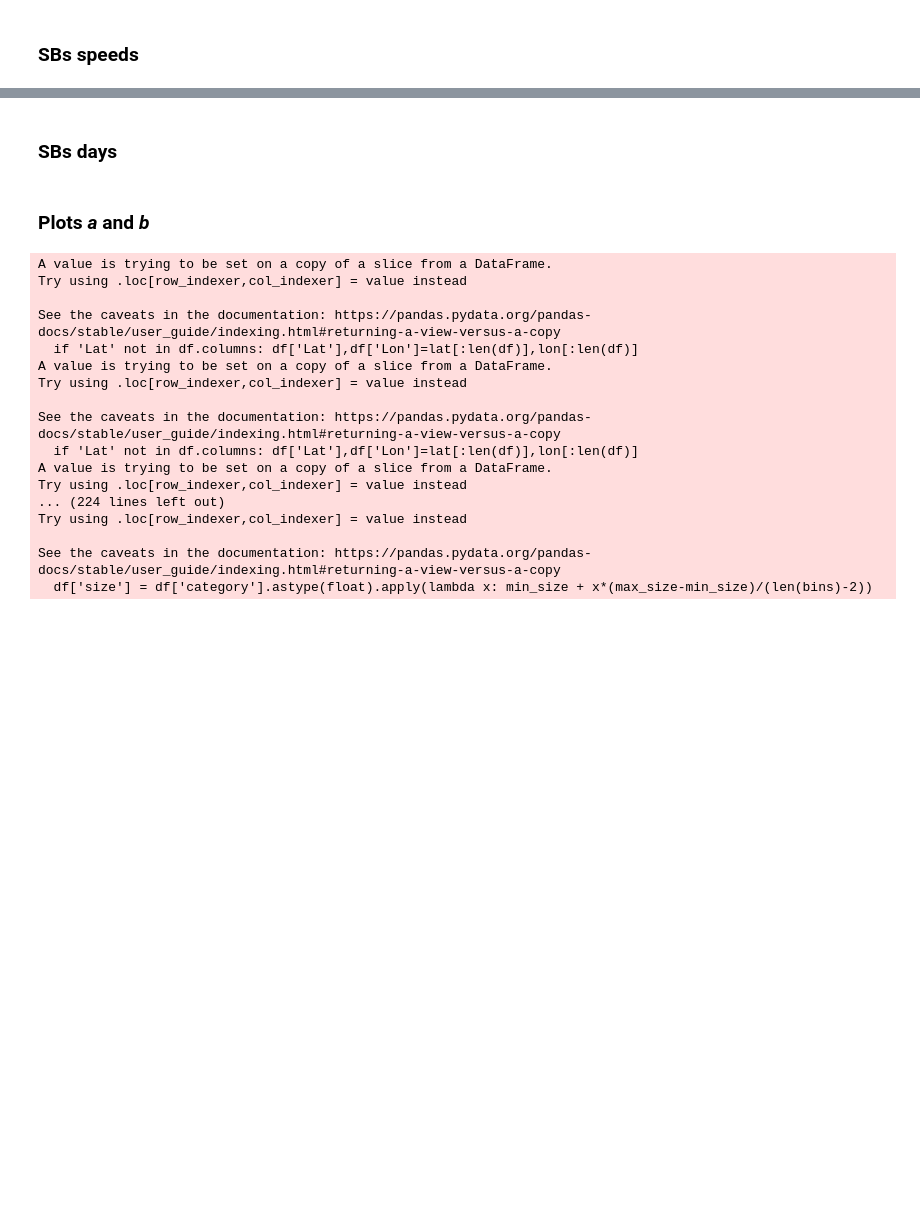
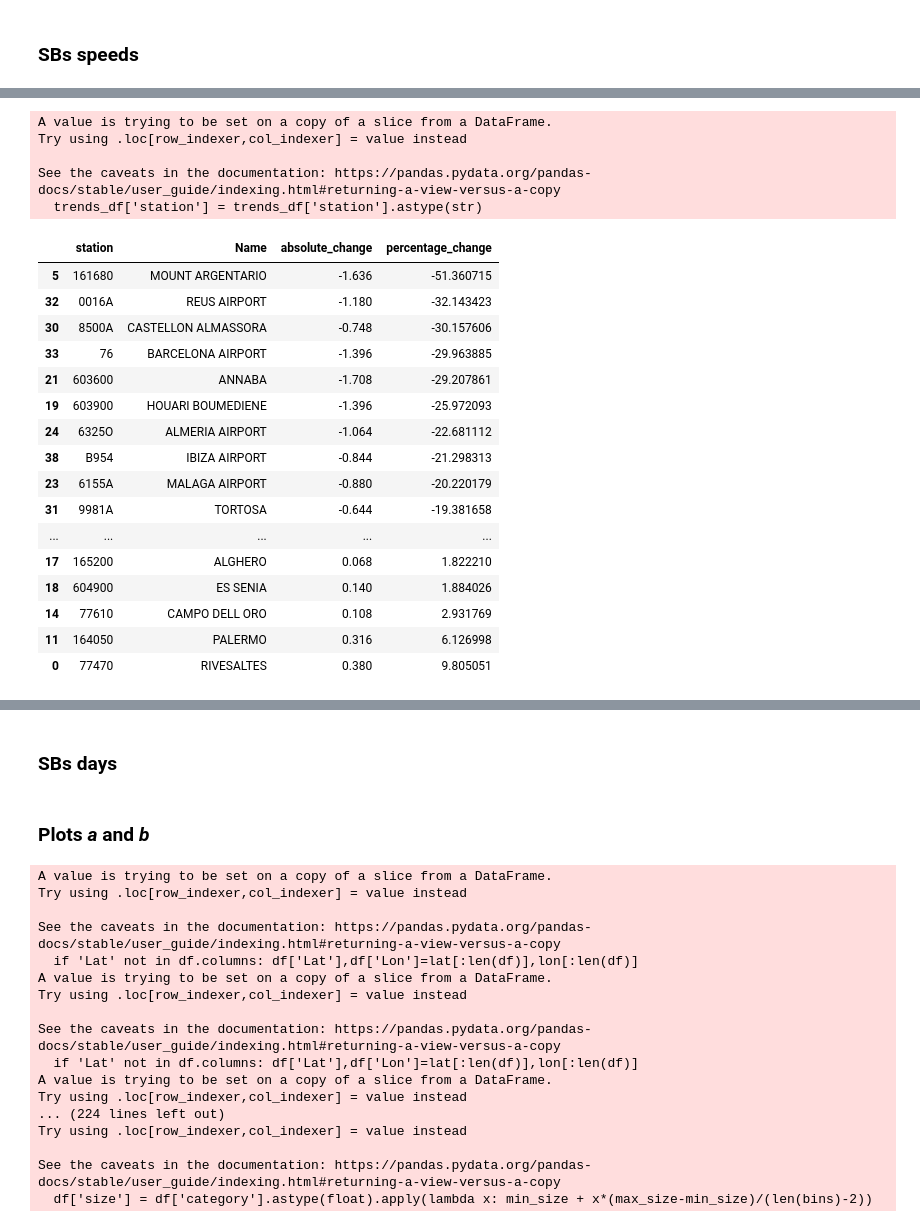
Before and after one commit to shalevale/BRISES, a Jupyter notebook: scripts/Figs 1-2. Trends and multidecadal variability.ipynb, the cells around one changed output, grey strips where cells are left out. Saved outputs shown, nothing was run; the diff lists cells and outputs as text; code cells hidden in the pictures; blank space fills up the shorter version.

```diff
--- a/scripts/Fig 1/Fig 1. Trends and multidecadal variability.ipynb
+++ b/scripts/Figs 1-2. Trends and multidecadal variability.ipynb
@@ -194,0 +296,30 @@ seasonal_coastal_trends_speeds = pd.concat(seasonal_coastal_trends_speeds, ignor
+# %%
+result_dataframe_summer = calculate_station_changes(seasonal_spatial_trends_speeds.loc[seasonal_spatial_trends_speeds['season']=='JJA'], clim_speeds_seasonal.to_dataframe().loc['JJA'])
+# %% [output]
+A value is trying to be set on a copy of a slice from a DataFrame.
+Try using .loc[row_indexer,col_indexer] = value instead
+
+See the caveats in the documentation: https://pandas.pydata.org/pandas-docs/stable/user_guide/indexing.html#returning-a-view-versus-a-copy
+  trends_df['station'] = trends_df['station'].astype(str)
+# %%
+result_dataframe_summer.insert(1, 'Name', result_dataframe_summer['station'].map(data_coords.set_index('ID')['Name']))
+# %%
+result_dataframe_summer.sort_values(by='percentage_change', ascending=True)
+# %% [output]
+|  | station | Name | absolute_change | percentage_change |
+| 5 | 161680 | MOUNT ARGENTARIO | -1.636 | -51.360715 |
+| 32 | 0016A | REUS AIRPORT | -1.180 | -32.143423 |
+| 30 | 8500A | CASTELLON ALMASSORA | -0.748 | -30.157606 |
+| 33 | 76 | BARCELONA AIRPORT | -1.396 | -29.963885 |
+| 21 | 603600 | ANNABA | -1.708 | -29.207861 |
+| 19 | 603900 | HOUARI BOUMEDIENE | -1.396 | -25.972093 |
+| 24 | 6325O | ALMERIA AIRPORT | -1.064 | -22.681112 |
+| 38 | B954 | IBIZA AIRPORT | -0.844 | -21.298313 |
+| 23 | 6155A | MALAGA AIRPORT | -0.880 | -20.220179 |
+| 31 | 9981A | TORTOSA | -0.644 | -19.381658 |
+| ... | ... | ... | ... | ... |
+| 17 | 165200 | ALGHERO | 0.068 | 1.822210 |
+| 18 | 604900 | ES SENIA | 0.140 | 1.884026 |
+| 14 | 77610 | CAMPO DELL ORO | 0.108 | 2.931769 |
+| 11 | 164050 | PALERMO | 0.316 | 6.126998 |
+| 0 | 77470 | RIVESALTES | 0.380 | 9.805051 |
```
Also changed, not shown: parts of 7 cells of this notebook, 4 other files.
